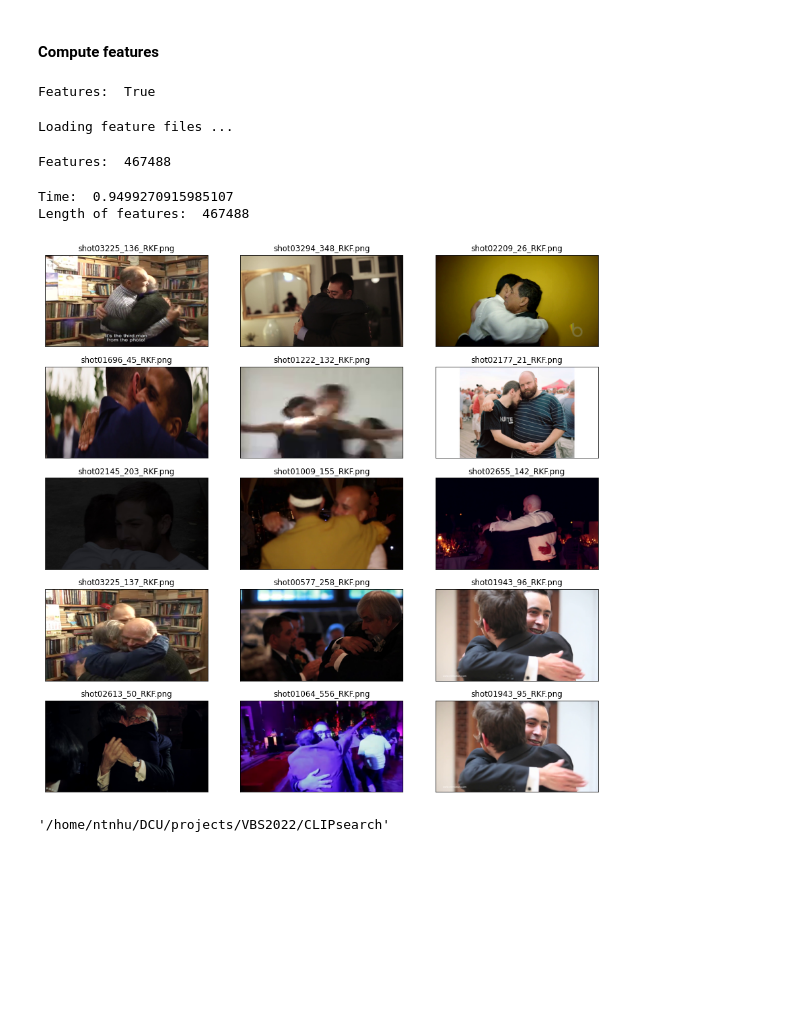
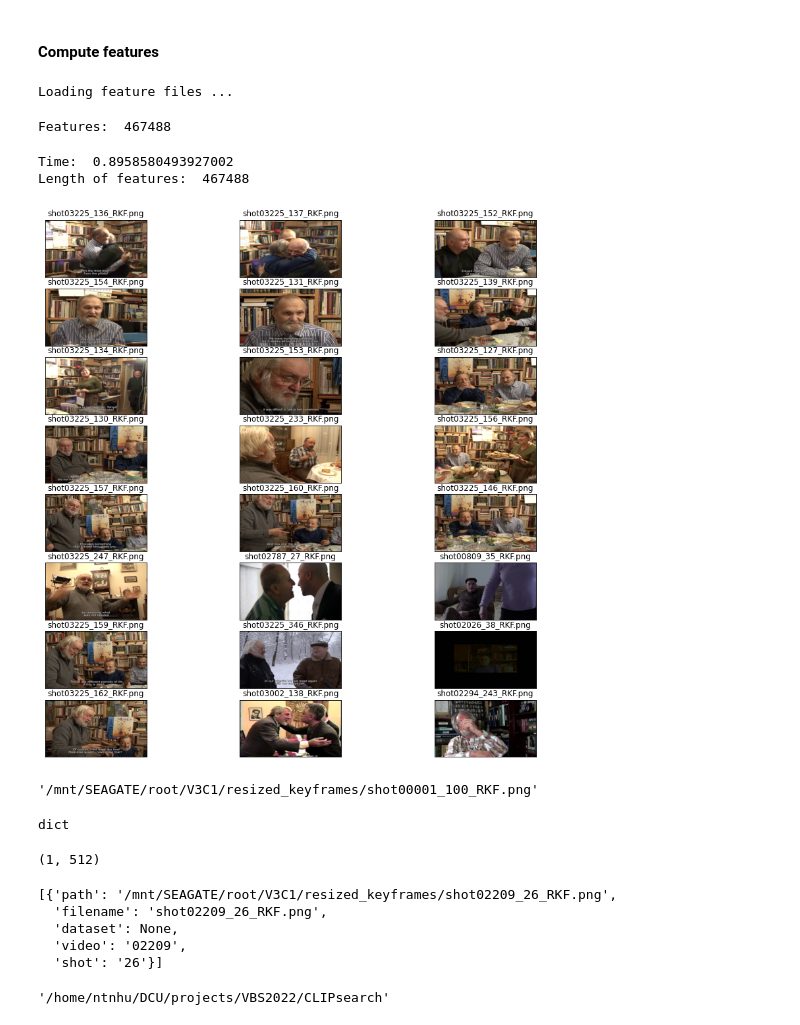
Before and after one commit to thaonhunguyen/VideoFall-VBS2022, a Jupyter notebook: searching/test.ipynb, the cells around one changed output. Cells and saved outputs as stored; diff of their text form; code cells hidden in the pictures; blank space fills up the shorter version.

```diff
--- a/searching/test.ipynb
+++ b/searching/test.ipynb
@@ -199,31 +206,59 @@ plot_figure(temp)
 # %%
 # data.encode_dataset(entire_dataset=True)
 # data.load_dataset()
-print("Features: ", clip.features==None)
+# print("Features: ", clip.features==None)
-# %% [output]
-Features:  True
 # %%
 clip.load_features()
 print("Features: ", len(clip.features))
 # %% [output]
 Loading feature files ...
 Features:  467488
-# %%
-import time
-begin = time.time()
-query = "two men hugging"
-best_images = clip.search_query(query, num_matches=500, ss_type='other')
-end = time.time()
-print("Time: ", end - begin)
-print("Length of features: ", len(clip.features))
-# print("Best images: ", best_images)
-clip.display_results(best_images[:15])
-# %% [output]
-Time:  0.9499270915985107
-Length of features:  467488
-[figure, removed]
+# %%
+# query = 'two men hugging'
+# is_string = True
+query = 'shot03225_136_RKF.png'
+is_string = False
+# %%
+import time
+begin = time.time()
+# best_images = clip.search_query(query, is_string=is_string, num_matches=20, ss_type='other')
+best_images = clip.search_query(query, is_string=is_string, num_matches=100, nlist=10, ss_type='faiss')
+end = time.time()
+print("Time: ", end - begin)
+print("Length of features: ", len(clip.features))
+# print("Best images: ", best_images)
+# %% [output]
+Time:  0.8958580493927002
+Length of features:  467488
+# %%
+clip.display_results(best_images[:50], subplot_size=(8, 3))
+# %% [output]
+[figure, added]
+# %%
+clip.dataset.image_names[0]
+# %% [output]
+'/mnt/SEAGATE/root/V3C1/resized_keyframes/shot00001_100_RKF.png'
+# %%
+type(clip.feature_dict)
+# %% [output]
+dict
+# %%
+# clip.feature_dict['shot03225_136_RKF.png']
+feature = clip.feature_dict['shot03225_136_RKF.png']
+feature = np.expand_dims(feature, axis=0)
+feature_vector = feature.astype('float32')
+feature_vector.shape
+# result = clip.search(feature_vector, num_matches=500, nlist=10, ss_type='other')
+# %% [output]
+(1, 512)
 # %%
-# best_images
+best_images
+# %% [output]
+[{'path': '/mnt/SEAGATE/root/V3C1/resized_keyframes/shot02209_26_RKF.png',
+  'filename': 'shot02209_26_RKF.png',
+  'dataset': None,
+  'video': '02209',
+  'shot': '26'}]
 # %%
 # best_images
 # %%
```
Also changed, not shown: parts of 7 cells of this notebook, 1 other file.
